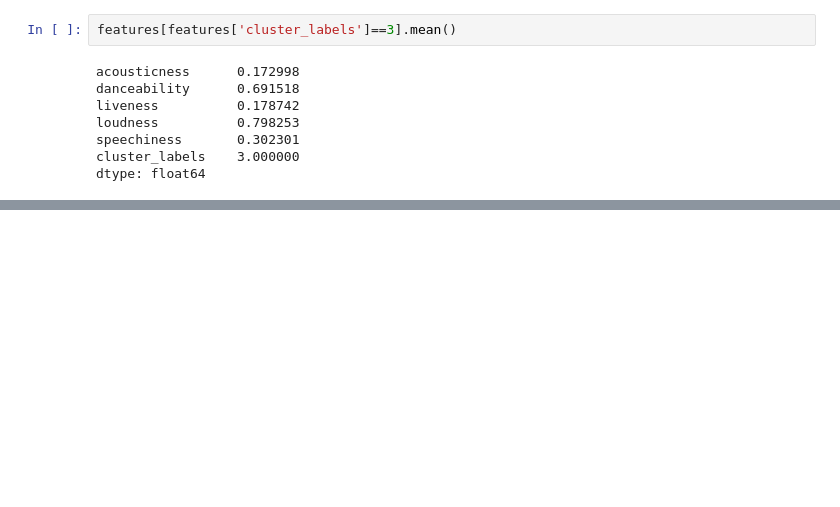
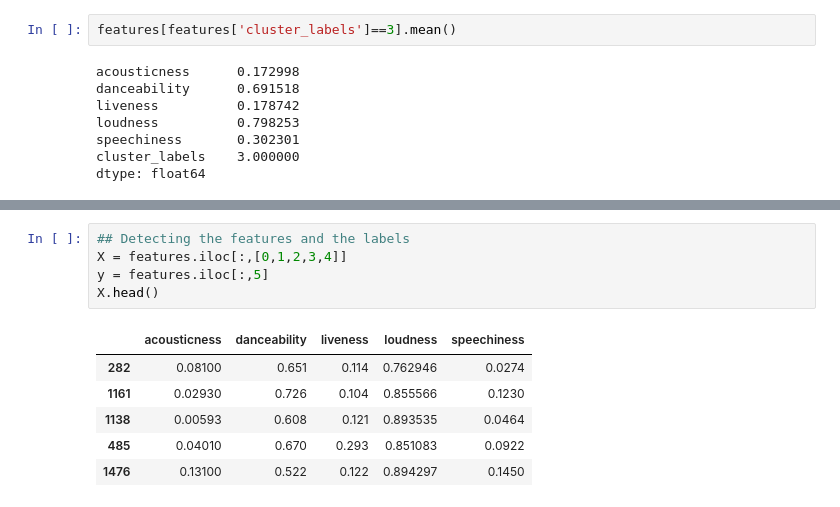
Before and after one commit to Devanshi-123/Mood-Detection, a Jupyter notebook: Mood_Prediction.ipynb, the cells around one changed output, grey strips where cells are left out. Cells and saved outputs as stored; diff of their text form; blank space fills up the shorter version.

```diff
--- a/Mood_Prediction.ipynb
+++ b/Mood_Prediction.ipynb
@@ -423,0 +432,12 @@ features.tail()
+# %%
+## Detecting the features and the labels
+X = features.iloc[:,[0,1,2,3,4]]
+y = features.iloc[:,5]
+X.head()
+# %% [output]
+|  | acousticness | danceability | liveness | loudness | speechiness |
+| 282 | 0.08100 | 0.651 | 0.114 | 0.762946 | 0.0274 |
+| 1161 | 0.02930 | 0.726 | 0.104 | 0.855566 | 0.1230 |
+| 1138 | 0.00593 | 0.608 | 0.121 | 0.893535 | 0.0464 |
+| 485 | 0.04010 | 0.670 | 0.293 | 0.851083 | 0.0922 |
+| 1476 | 0.13100 | 0.522 | 0.122 | 0.894297 | 0.1450 |
```
Also changed, not shown: parts of 10 cells of this notebook.
